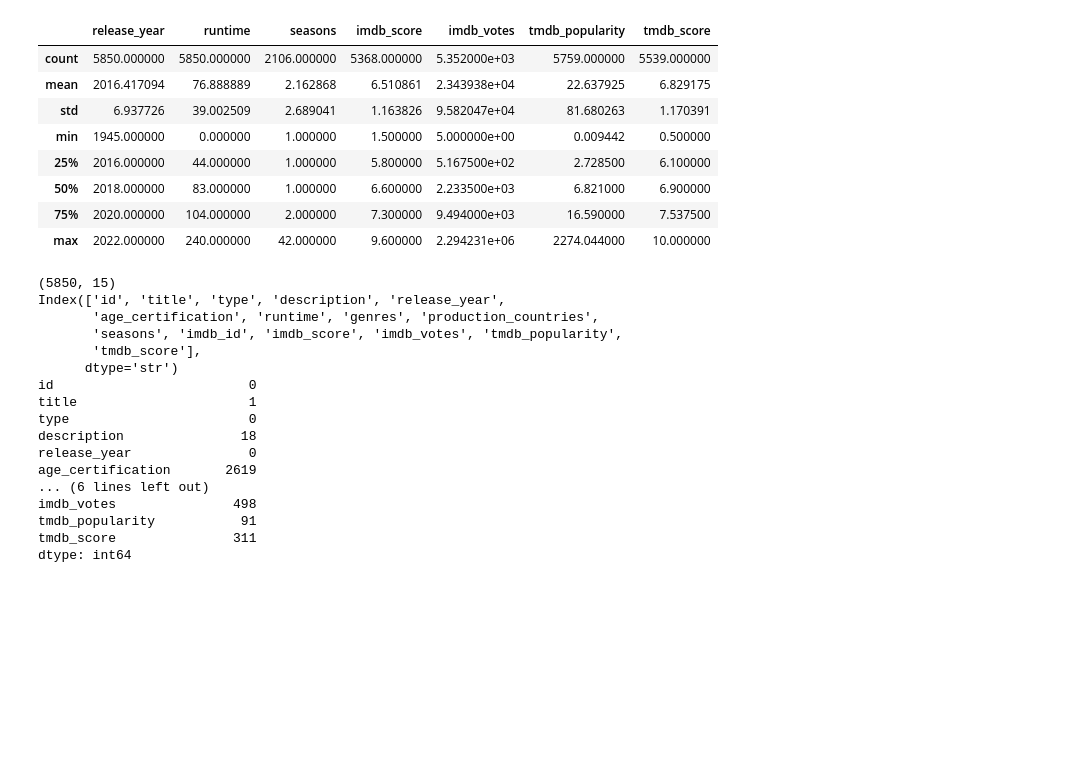
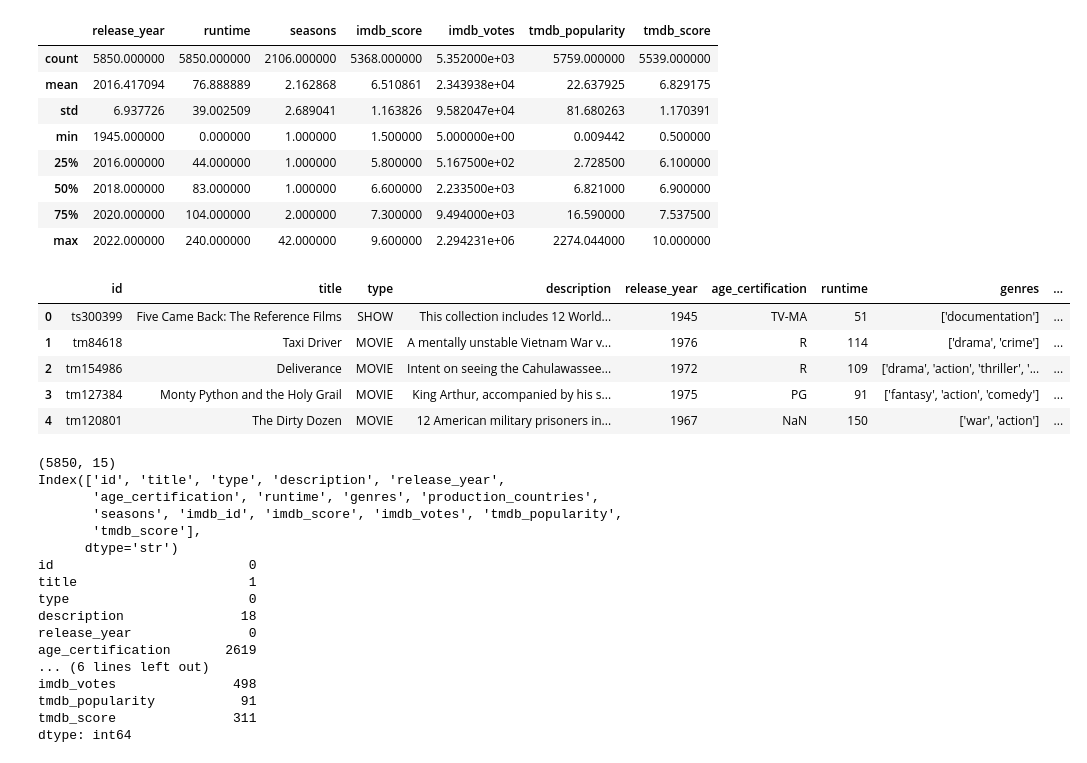
Before and after one commit to DianaAleks/streaming-services-enshittification-study, a Jupyter notebook: notebooks/2022_analysis.ipynb, the cells around one changed output. Drawn from its saved outputs; the diff is of its cells as text; code cells hidden in the pictures; blank space fills up the shorter version.

```diff
--- a/notebooks/2022_analysis.ipynb
+++ b/notebooks/2022_analysis.ipynb
@@ -43,6 +43,15 @@ memory usage: 685.7 KB
 | 50% | 2018.000000 | 83.000000 | 1.000000 | 6.600000 | 2.233500e+03 | 6.821000 | 6.900000 |
 | 75% | 2020.000000 | 104.000000 | 2.000000 | 7.300000 | 9.494000e+03 | 16.590000 | 7.537500 |
 | max | 2022.000000 | 240.000000 | 42.000000 | 9.600000 | 2.294231e+06 | 2274.044000 | 10.000000 |
+# %%
+netflix.head()
+# %% [output]
+|  | id | title | type | description | release_year | age_certification | runtime | genres | ... |
+| 0 | ts300399 | Five Came Back: The Reference Films | SHOW | This collection includes 12 World... | 1945 | TV-MA | 51 | ['documentation'] | ... |
+| 1 | tm84618 | Taxi Driver | MOVIE | A mentally unstable Vietnam War v... | 1976 | R | 114 | ['drama', 'crime'] | ... |
+| 2 | tm154986 | Deliverance | MOVIE | Intent on seeing the Cahulawassee... | 1972 | R | 109 | ['drama', 'action', 'thriller', '... | ... |
+| 3 | tm127384 | Monty Python and the Holy Grail | MOVIE | King Arthur, accompanied by his s... | 1975 | PG | 91 | ['fantasy', 'action', 'comedy'] | ... |
+| 4 | tm120801 | The Dirty Dozen | MOVIE | 12 American military prisoners in... | 1967 | NaN | 150 | ['war', 'action'] | ... |
 # %%
 # how many null values?
 print(netflix.shape)
```
Also changed, not shown: parts of 50 cells of this notebook, 1 other file.
